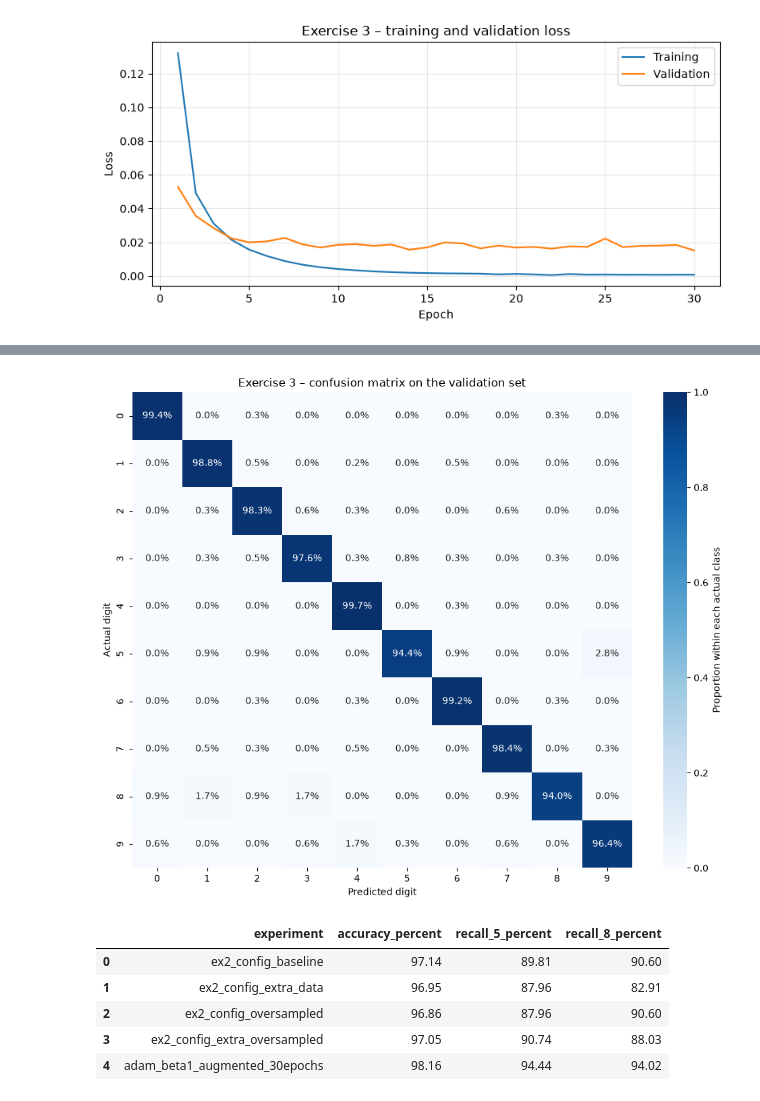
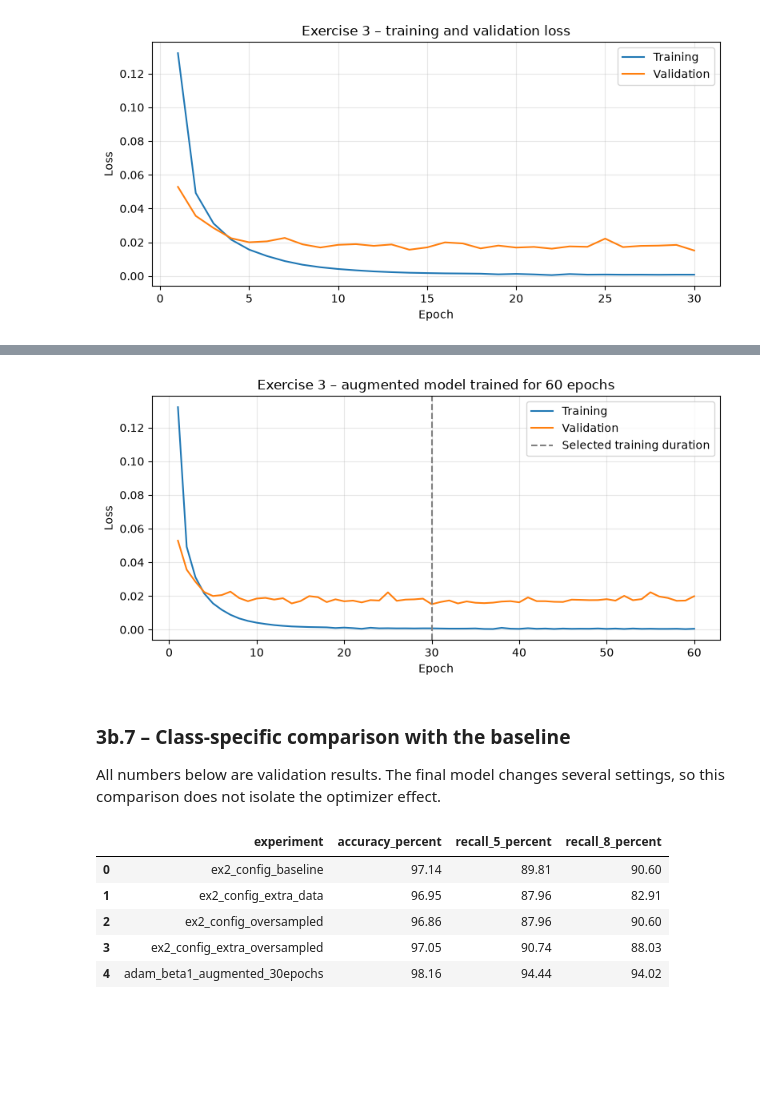
Before and after one commit to MarekMatrix/72.27-Delivery-3, a Jupyter notebook: notebooks/ex3_results.ipynb, the cells around one changed output, grey strips where cells are left out. Saved outputs shown, nothing was run; the diff lists cells and outputs as text; code cells hidden in the pictures; blank space fills up the shorter version.

Commit message:
Organize Exercise 3 analysis into sections a, b and c

```diff
--- a/notebooks/ex3_results.ipynb
+++ b/notebooks/ex3_results.ipynb
@@ -142,35 +462,30 @@ Text(83.33333333333333, 0.5, 'Actual digit')
-# %%
-import numpy as np
-
-cm = np.array(best_result["confusion_matrix"])
-row_totals = cm.sum(axis=1, keepdims=True)
-
-cm_normalized = np.divide(
-    cm,
-    row_totals,
-    out=np.zeros_like(cm, dtype=float),
-    where=row_totals != 0,
-)
-
-plt.figure(figsize=(10, 8))
-sns.heatmap(
-    cm_normalized,
-    annot=True,
-    fmt=".1%",
-    cmap="Blues",
-    vmin=0,
-    vmax=1,
-    xticklabels=range(10),
-    yticklabels=range(10),
-    cbar_kws={"label": "Proportion within each actual class"},
-)
-plt.xlabel("Predicted digit")
-plt.ylabel("Actual digit")
-plt.title("Exercise 3 – confusion matrix on the validation set")
-plt.tight_layout()
-plt.show()
-# %% [output]
-[figure, removed]
+# %%
+path_60 = next(
+    (root / "results" / "ex3" / "adam_beta1_augmented").glob("*.json")
+)
+result_60 = json.loads(path_60.read_text())["result"]
+
+epochs_60 = range(1, len(result_60["train_loss"]) + 1)
+
+plt.figure(figsize=(8, 4))
+plt.plot(epochs_60, result_60["train_loss"], label="Training")
+plt.plot(epochs_60, result_60["valid_loss"], label="Validation")
+plt.axvline(
+    30, color="gray", linestyle="--", label="Selected training duration"
+)
+plt.xlabel("Epoch")
+plt.ylabel("Loss")
+plt.title("Exercise 3 – augmented model trained for 60 epochs")
+plt.legend()
+plt.grid(alpha=0.3)
+plt.tight_layout()
+plt.show()
+# %% [output]
+[figure, added]
+# %% [markdown]
+### 3b.7 – Class-specific comparison with the baseline
+
+All numbers below are validation results. The final model changes several settings, so this comparison does not isolate the optimizer effect.
 # %%
 comparison = []
 
```
Also changed, not shown: parts of 32 cells of this notebook.
